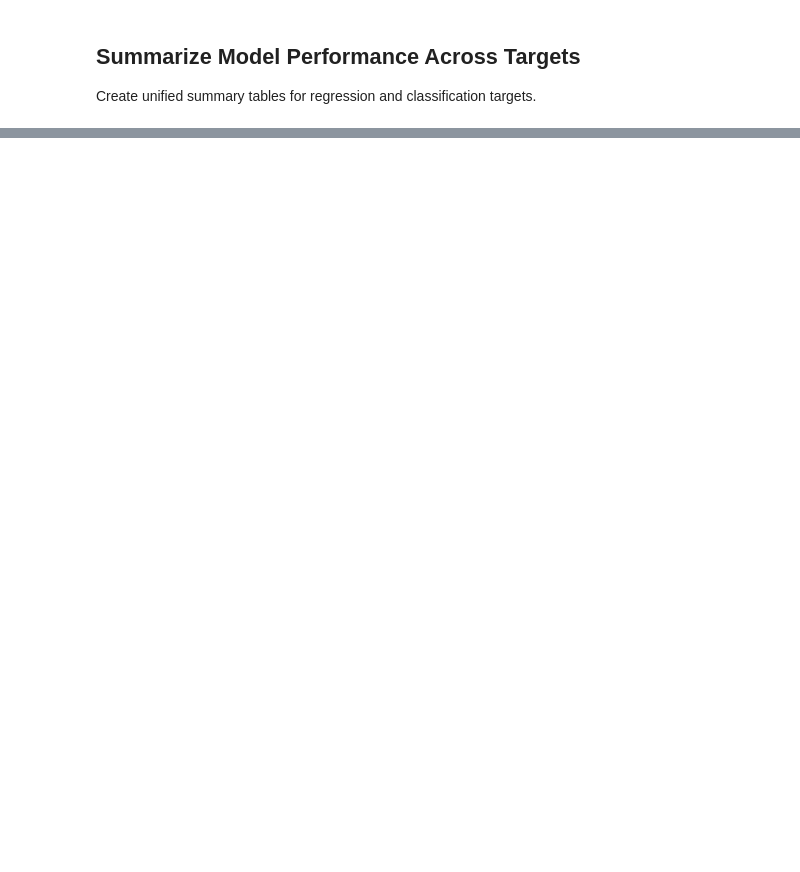
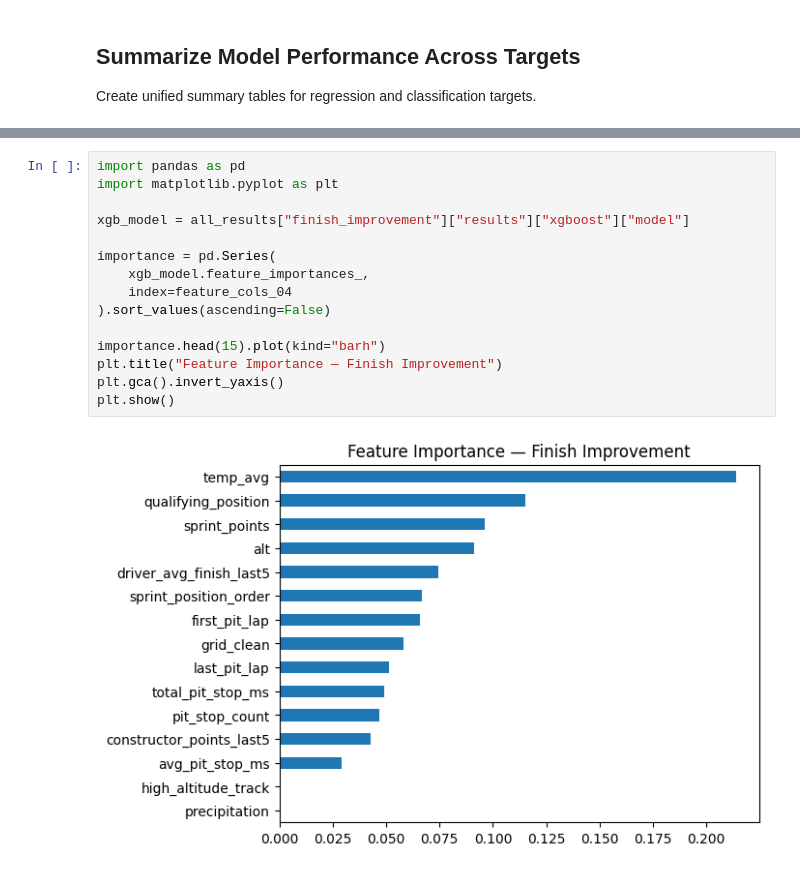
Before and after one commit to blackpaigestone/f1-worldchamp, a Jupyter notebook: 04_race_strategy_and_pit_stop_modeling.ipynb, the cells around one changed output, grey strips where cells are left out. Saved outputs shown, nothing was run; the diff lists cells and outputs as text; blank space fills up the shorter version.

Commit message:
adding all visuals

```diff
--- a/04_race_strategy_and_pit_stop_modeling.ipynb
+++ b/04_race_strategy_and_pit_stop_modeling.ipynb
@@ -629,0 +701,17 @@ classification_summary
+# %%
+import pandas as pd
+import matplotlib.pyplot as plt
+
+xgb_model = all_results["finish_improvement"]["results"]["xgboost"]["model"]
+
+importance = pd.Series(
+    xgb_model.feature_importances_,
+    index=feature_cols_04
+).sort_values(ascending=False)
+
+importance.head(15).plot(kind="barh")
+plt.title("Feature Importance — Finish Improvement")
+plt.gca().invert_yaxis()
+plt.show()
+# %% [output]
+[figure, added]
```
Also changed, not shown: parts of 29 cells of this notebook.
